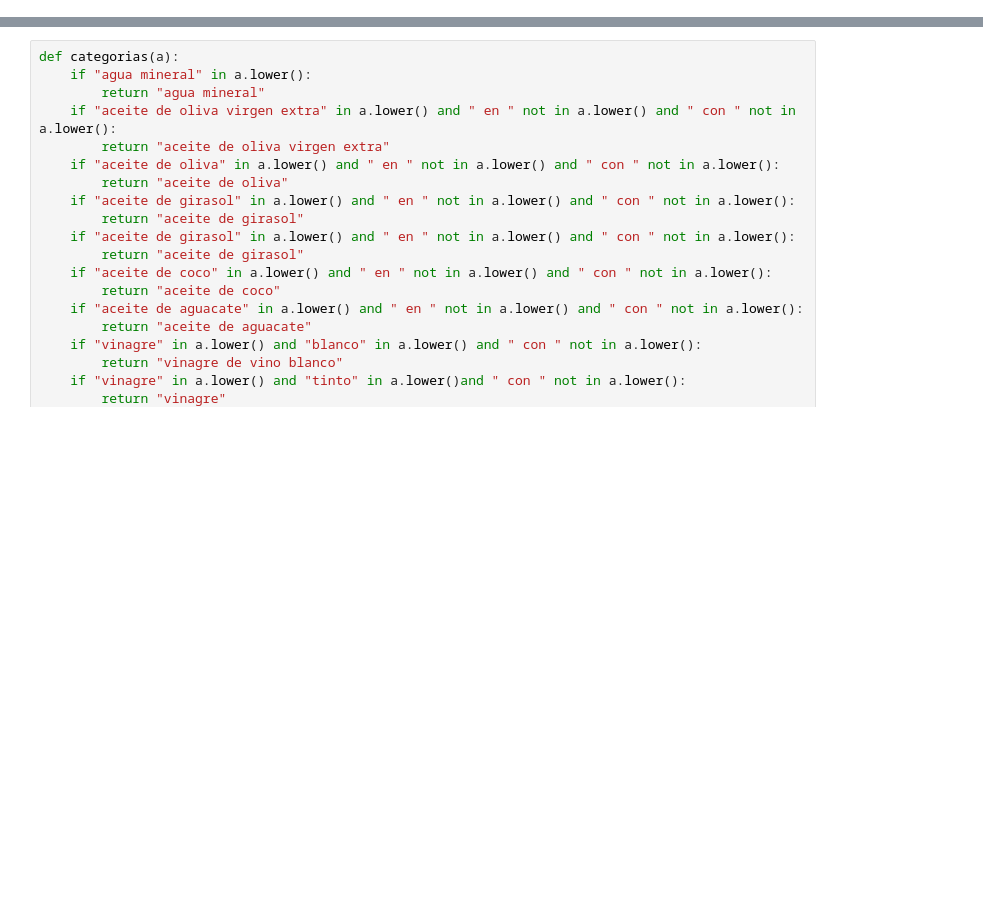
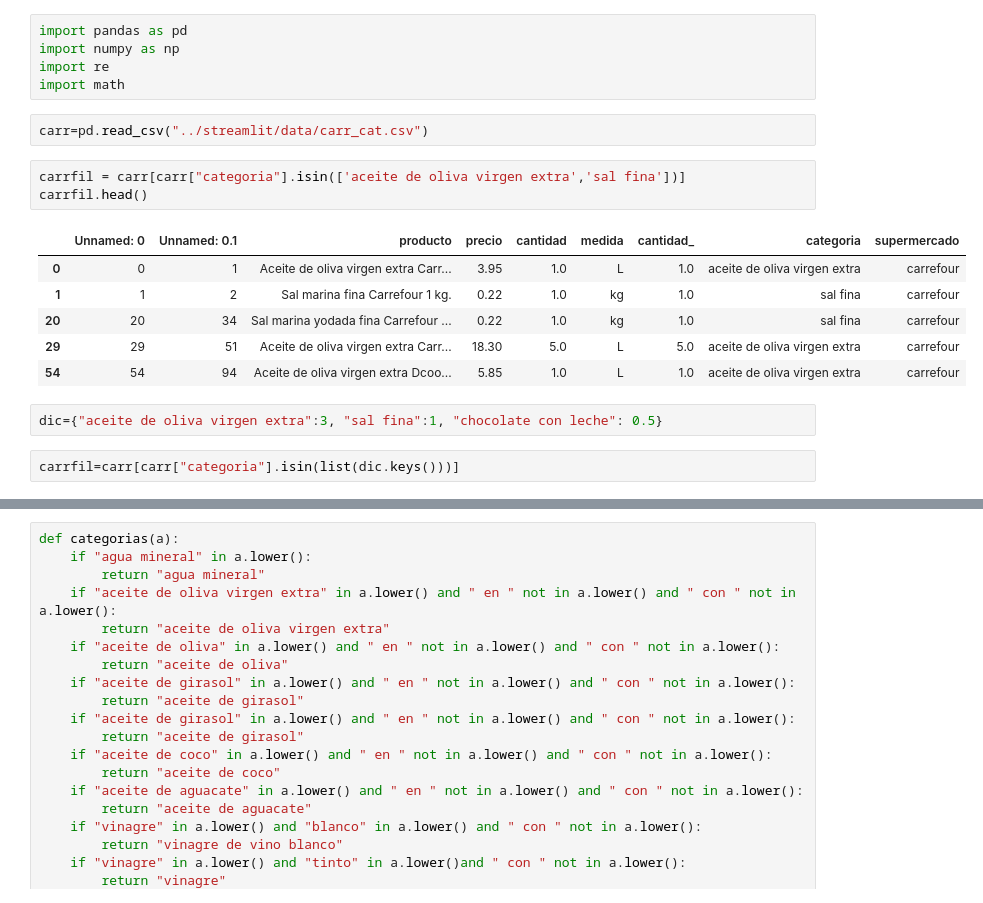
Before and after one commit to silviarico/Mi-Super-Cheap, a Jupyter notebook: limpieza_stream/old/Untitled.ipynb, the cells around one changed output, grey strips where cells are left out. Drawn from its saved outputs; the diff is of its cells as text; blank space fills up the shorter version.

```diff
--- a/limpieza_stream/old/Untitled.ipynb
+++ b/limpieza_stream/old/Untitled.ipynb
@@ -0,0 +1,21 @@
+# %%
+import pandas as pd
+import numpy as np
+import re
+import math
+# %%
+carr=pd.read_csv("../streamlit/data/carr_cat.csv")
+# %%
+carrfil = carr[carr["categoria"].isin(['aceite de oliva virgen extra','sal fina'])]
+carrfil.head()
+# %% [output]
+|  | Unnamed: 0 | Unnamed: 0.1 | producto | precio | cantidad | medida | cantidad_ | categoria | supermercado |
+| 0 | 0 | 1 | Aceite de oliva virgen extra Carr... | 3.95 | 1.0 | L | 1.0 | aceite de oliva virgen extra | carrefour |
+| 1 | 1 | 2 | Sal marina fina Carrefour 1 kg. | 0.22 | 1.0 | kg | 1.0 | sal fina | carrefour |
+| 20 | 20 | 34 | Sal marina yodada fina Carrefour ... | 0.22 | 1.0 | kg | 1.0 | sal fina | carrefour |
+| 29 | 29 | 51 | Aceite de oliva virgen extra Carr... | 18.30 | 5.0 | L | 5.0 | aceite de oliva virgen extra | carrefour |
+| 54 | 54 | 94 | Aceite de oliva virgen extra Dcoo... | 5.85 | 1.0 | L | 1.0 | aceite de oliva virgen extra | carrefour |
+# %%
+dic={"aceite de oliva virgen extra":3, "sal fina":1, "chocolate con leche": 0.5}
+# %%
+carrfil=carr[carr["categoria"].isin(list(dic.keys()))]
```
Also changed, not shown: parts of 17 cells of this notebook, 9 other files.
